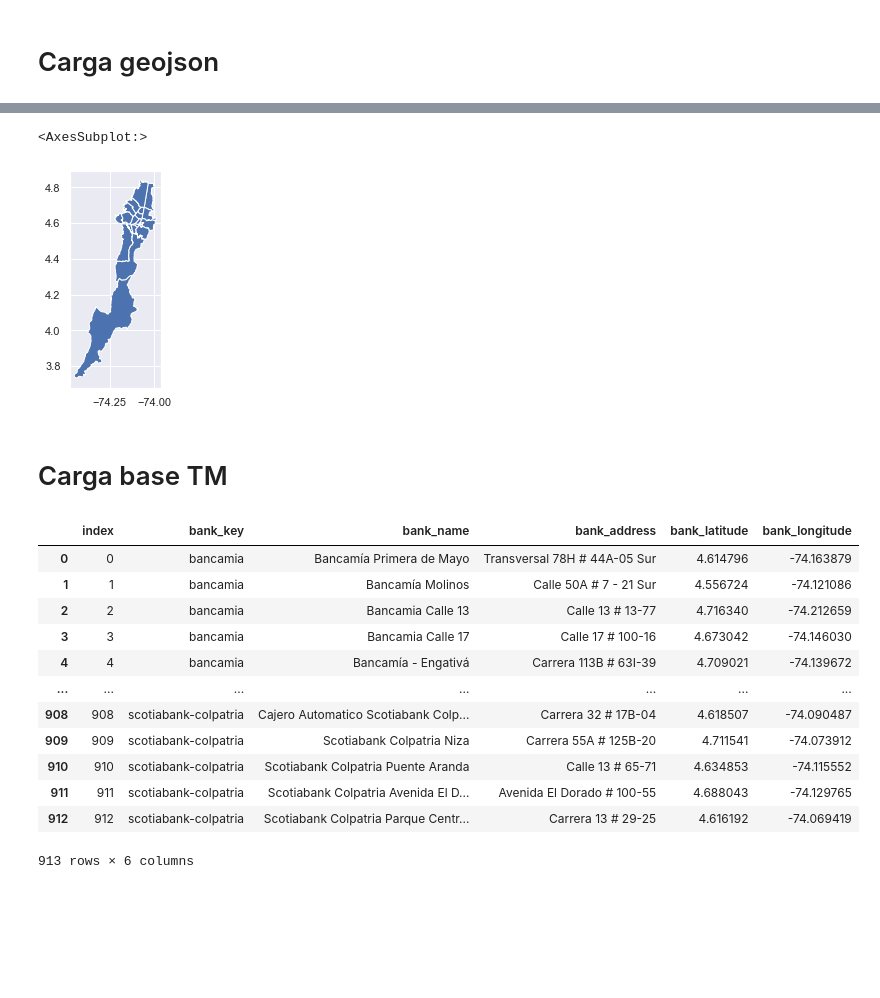
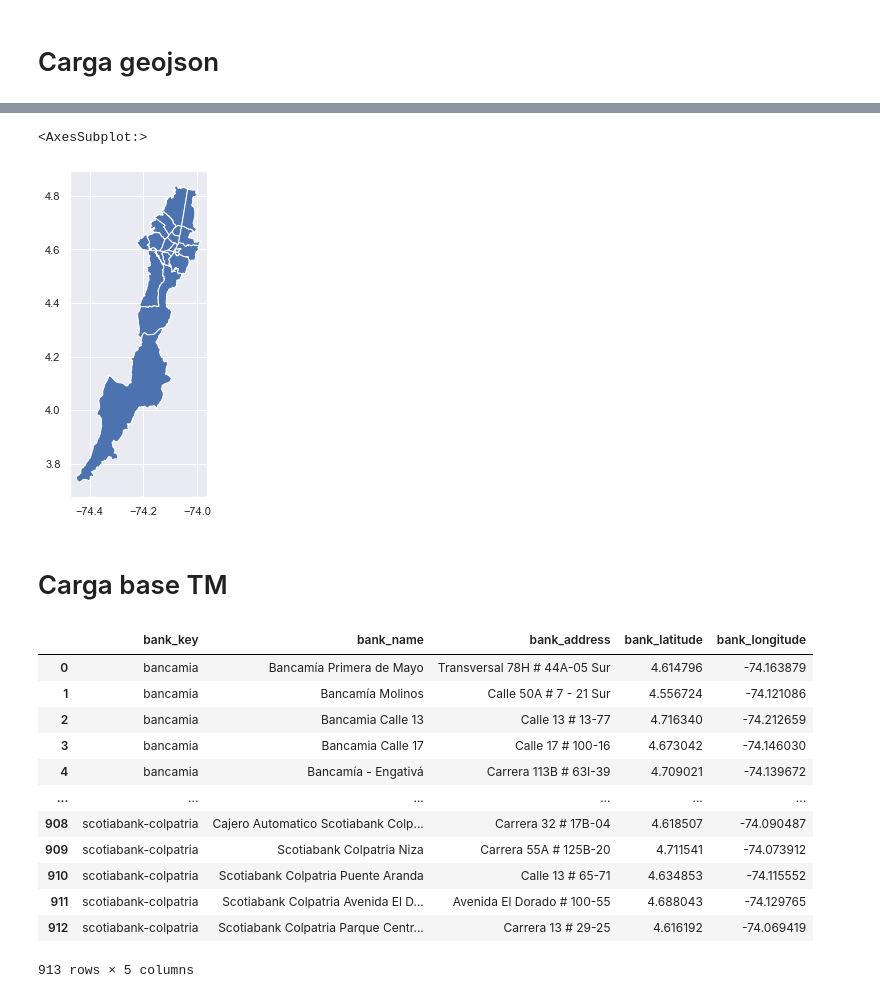
Before and after one commit to andresgalarza-astro/Project_DS4A_IDT, a Jupyter notebook: Notebooks/Localidades_Banks.ipynb, the cells around one changed output, grey strips where cells are left out. Saved outputs shown, nothing was run; the diff lists cells and outputs as text; code cells hidden in the pictures; blank space fills up the shorter version.

```diff
--- a/Notebooks/Localidades_Banks.ipynb
+++ b/Notebooks/Localidades_Banks.ipynb
@@ -15,9 +15,12 @@ sns.set()
 # %% [markdown]
 # Carga geojson
 # %%
-file_path= 'D:/JUAN CAMILO/DS4A/Proyecto FInal/locashp/Loca.shp'
-file_path2='D:/JUAN CAMILO/DS4A/Proyecto FInal/Bases de Datos/Bases_limpias/Banks.csv'
+#file_path= 'D:/JUAN CAMILO/DS4A/Proyecto FInal/locashp/Loca.shp'
+#file_path2='D:/JUAN CAMILO/DS4A/Proyecto FInal/Bases de Datos/Bases_limpias/Banks.csv'
+
+filepath_Localidades = '../Mapas/poligonos-localidades.shp'
+filepath_Banks = '../Datasets/Banks.csv'
 # %%
-MapaLocalidades = gpd.read_file(file_path)
+MapaLocalidades = gpd.read_file(filepath_Localidades)
 MapaLocalidades
 # %% [output]
@@ -62,7 +66,12 @@ dic_Localidades={'TEUSAQUILLO':'Teusaquillo',
                  'SUMAPAZ':'Sumapaz'
 }
 # %%
-MapaLocalidades['Nombre_Localidad']=MapaLocalidades['LocNombre'].replace(dic_Localidades)
-MapaLocalidades['geometry2']=MapaLocalidades['geometry']
+Colsdict = {'Nombre_de_l' : 'Localidad', 'Acto_admini' : 'Acto_Administrativo',
+            'Area_de_la_' : 'Area', 'Identificad' : 'ID_Number'}
+
+MapaLocalidades.rename(columns=Colsdict,inplace = True)
+
+MapaLocalidades['Localidad']=MapaLocalidades['Localidad'].replace(dic_Localidades)
+#MapaLocalidades['geometry2']=MapaLocalidades['geometry']
 MapaLocalidades
 # %% [output]
@@ -86,27 +95,27 @@ MapaLocalidades
 # %%
-MapaLocalidades.plot()
+MapaLocalidades.plot(figsize=(12,6))
 # %% [output]
 <AxesSubplot:>
-[figure, old version]
+[figure, new version]
 # %% [markdown]
 # Carga base TM
 # %%
-df_banks = pd.read_csv(file_path2)
+df_banks = pd.read_csv(filepath_Banks, usecols=[1,2,3,4,5])
 df_banks
 # %% [output]
-|  | index | bank_key | bank_name | bank_address | bank_latitude | bank_longitude |
-| 0 | 0 | bancamia | Bancamía Primera de Mayo | Transversal 78H # 44A-05 Sur | 4.614796 | -74.163879 |
-| 1 | 1 | bancamia | Bancamía Molinos | Calle 50A # 7 - 21 Sur | 4.556724 | -74.121086 |
-| 2 | 2 | bancamia | Bancamia Calle 13 | Calle 13 # 13-77 | 4.716340 | -74.212659 |
-| 3 | 3 | bancamia | Bancamia Calle 17 | Calle 17 # 100-16 | 4.673042 | -74.146030 |
-| 4 | 4 | bancamia | Bancamía - Engativá | Carrera 113B # 63I-39 | 4.709021 | -74.139672 |
-| ... | ... | ... | ... | ... | ... | ... |
-| 908 | 908 | scotiabank-colpatria | Cajero Automatico Scotiabank Colp... | Carrera 32 # 17B-04 | 4.618507 | -74.090487 |
-| 909 | 909 | scotiabank-colpatria | Scotiabank Colpatria Niza | Carrera 55A # 125B-20 | 4.711541 | -74.073912 |
-| 910 | 910 | scotiabank-colpatria | Scotiabank Colpatria Puente Aranda | Calle 13 # 65-71 | 4.634853 | -74.115552 |
-| 911 | 911 | scotiabank-colpatria | Scotiabank Colpatria Avenida El D... | Avenida El Dorado # 100-55 | 4.688043 | -74.129765 |
-| 912 | 912 | scotiabank-colpatria | Scotiabank Colpatria Parque Centr... | Carrera 13 # 29-25 | 4.616192 | -74.069419 |
+|  | bank_key | bank_name | bank_address | bank_latitude | bank_longitude |
+| 0 | bancamia | Bancamía Primera de Mayo | Transversal 78H # 44A-05 Sur | 4.614796 | -74.163879 |
+| 1 | bancamia | Bancamía Molinos | Calle 50A # 7 - 21 Sur | 4.556724 | -74.121086 |
+| 2 | bancamia | Bancamia Calle 13 | Calle 13 # 13-77 | 4.716340 | -74.212659 |
+| 3 | bancamia | Bancamia Calle 17 | Calle 17 # 100-16 | 4.673042 | -74.146030 |
+| 4 | bancamia | Bancamía - Engativá | Carrera 113B # 63I-39 | 4.709021 | -74.139672 |
+| ... | ... | ... | ... | ... | ... |
+| 908 | scotiabank-colpatria | Cajero Automatico Scotiabank Colp... | Carrera 32 # 17B-04 | 4.618507 | -74.090487 |
+| 909 | scotiabank-colpatria | Scotiabank Colpatria Niza | Carrera 55A # 125B-20 | 4.711541 | -74.073912 |
+| 910 | scotiabank-colpatria | Scotiabank Colpatria Puente Aranda | Calle 13 # 65-71 | 4.634853 | -74.115552 |
+| 911 | scotiabank-colpatria | Scotiabank Colpatria Avenida El D... | Avenida El Dorado # 100-55 | 4.688043 | -74.129765 |
+| 912 | scotiabank-colpatria | Scotiabank Colpatria Parque Centr... | Carrera 13 # 29-25 | 4.616192 | -74.069419 |
-913 rows × 6 columns
+913 rows × 5 columns
 # %%
 df_banks.info()
 # %% [output]
```
Also changed, not shown: parts of 16 cells of this notebook, 10 other files.
